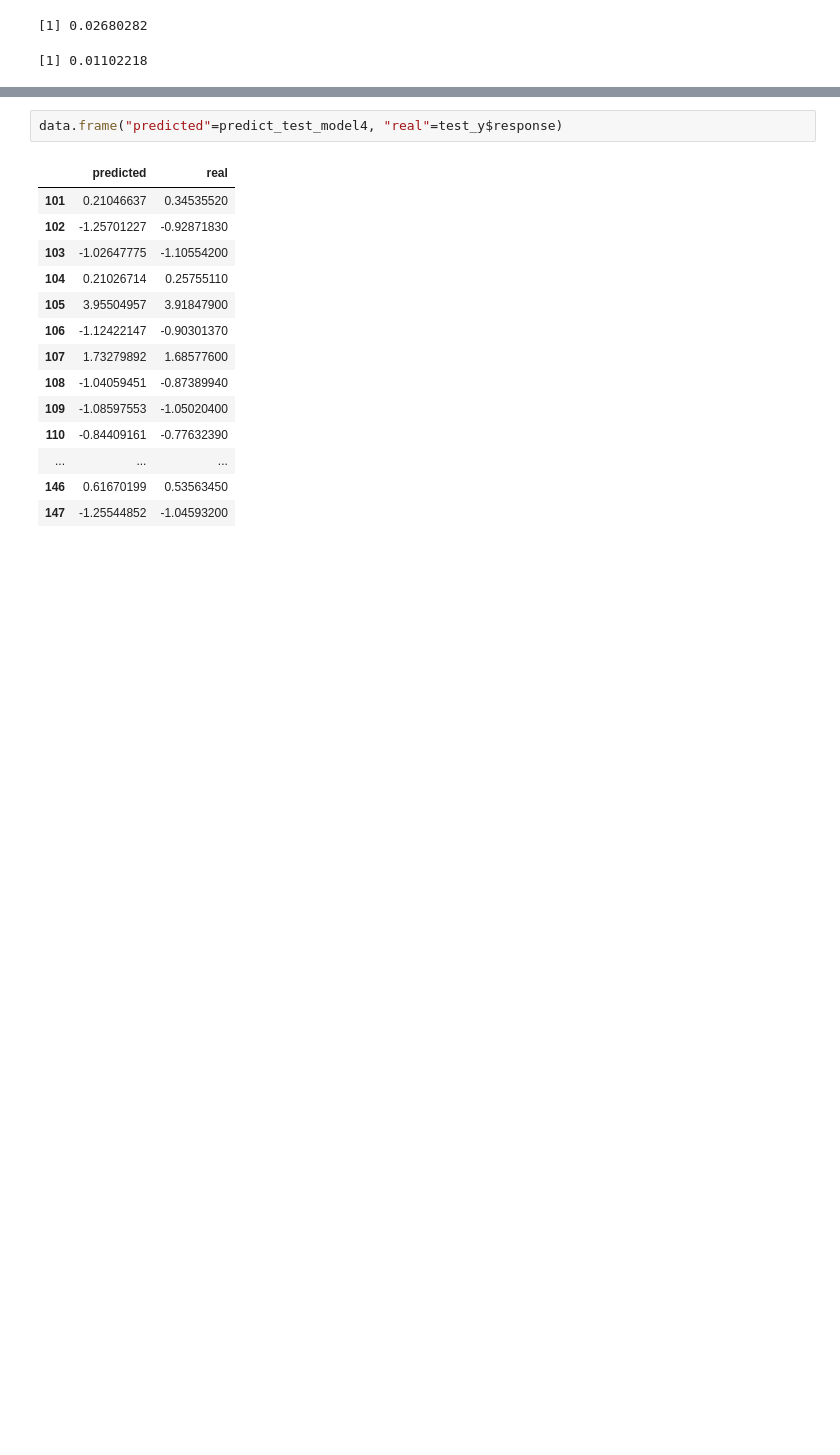
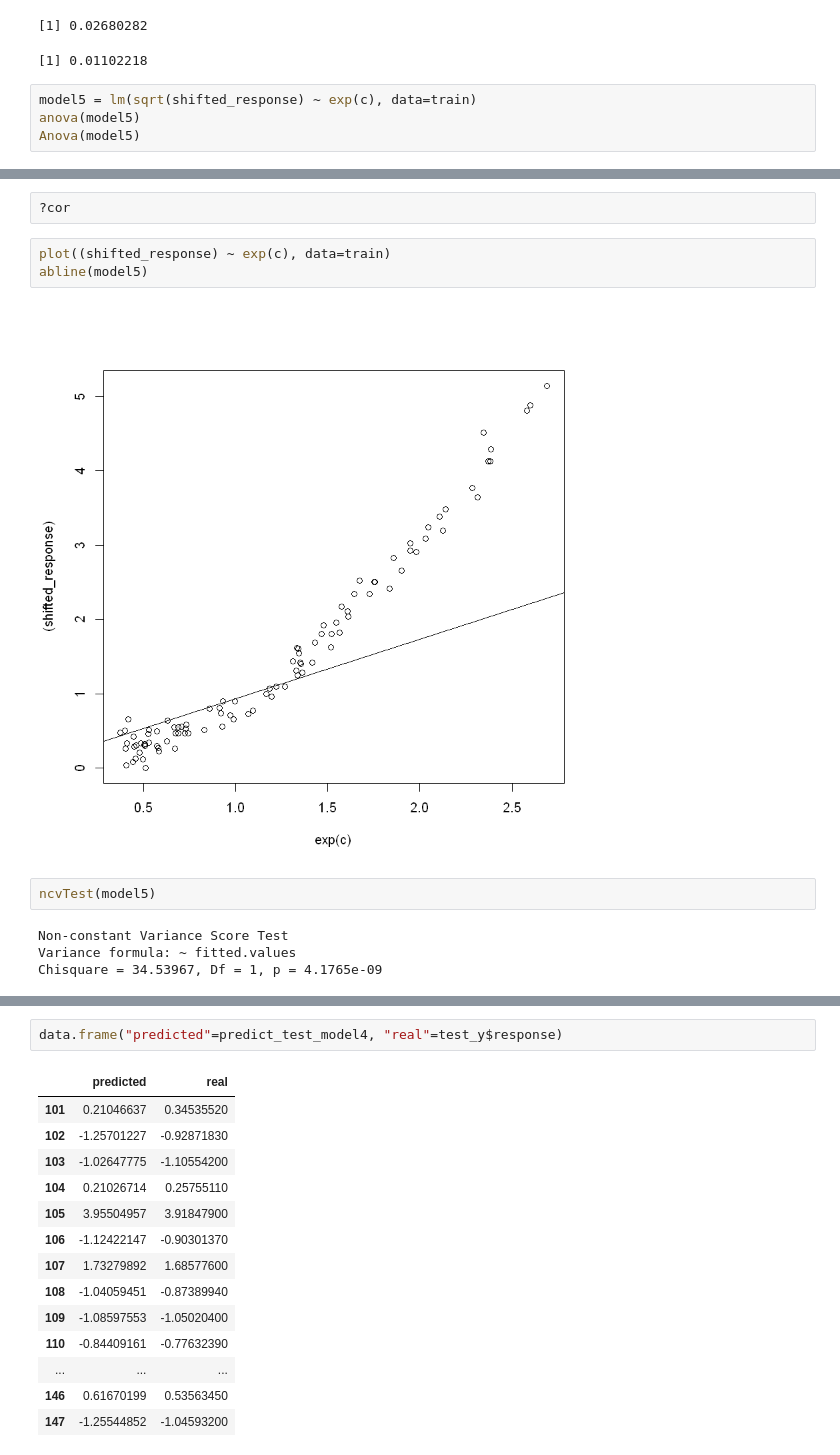
Before and after one commit to parthsdoshi/STAT-512-Final-Project, a Jupyter notebook: Q1/Q1.ipynb, the cells around one changed output, grey strips where cells are left out. Drawn from its saved outputs; the diff is of its cells as text; blank space fills up the shorter version.

```diff
--- a/Q1/Q1.ipynb
+++ b/Q1/Q1.ipynb
@@ -266,3 +264,7 @@ anova(model4)["Mean Sq"][5,1]
 [1] 1.340141
 [1] 0.02680282
 [1] 0.01102218
+# %%
+model5 = lm(sqrt(shifted_response) ~ exp(c), data=train)
+anova(model5)
+Anova(model5)
@@ -268,0 +301,13 @@ anova(model4)["Mean Sq"][5,1]
+# %%
+?cor
+# %%
+plot((shifted_response) ~ exp(c), data=train)
+abline(model5)
+# %% [output]
+[figure, added]
+# %%
+ncvTest(model5)
+# %% [output]
+Non-constant Variance Score Test
+Variance formula: ~ fitted.values
+Chisquare = 34.53967, Df = 1, p = 4.1765e-09
```
Also changed, not shown: parts of 9 cells of this notebook, 2 other files.
